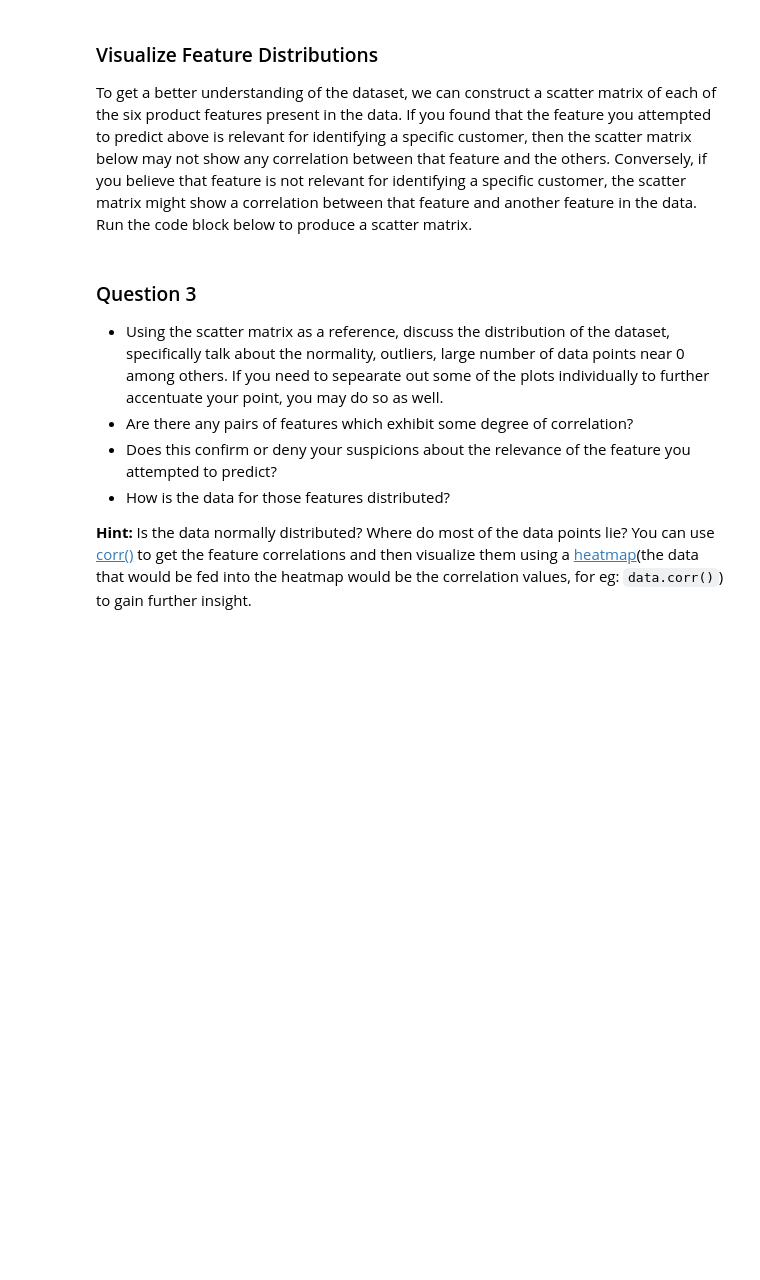
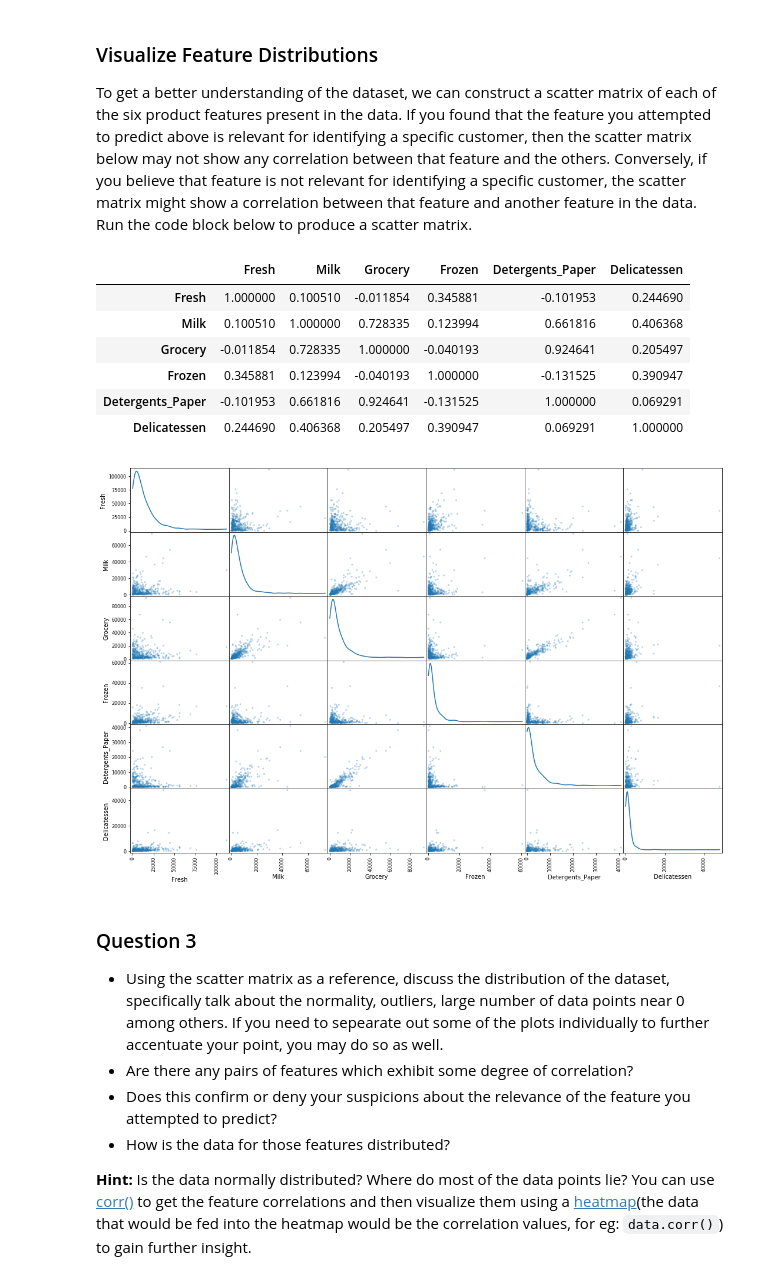
Before and after one commit to CheloGE/MachineLearningProjects, a Jupyter notebook: customer_segments/customer_segments.ipynb, the cells around one changed output. Saved outputs shown, nothing was run; the diff lists cells and outputs as text; code cells hidden in the pictures; blank space fills up the shorter version.

```diff
--- a/customer_segments/customer_segments.ipynb
+++ b/customer_segments/customer_segments.ipynb
@@ -156,7 +176,18 @@ score = None
 To get a better understanding of the dataset, we can construct a scatter matrix of each of the six product features present in the data. If you found that the feature you attempted to predict above is relevant for identifying a specific customer, then the scatter matrix below may not show any correlation between that feature and the others. Conversely, if you believe that feature is not relevant for identifying a specific customer, the scatter matrix might show a correlation between that feature and another feature in the data. Run the code block below to produce a scatter matrix.
 # %%
 # Produce a scatter matrix for each pair of features in the data
-pd.scatter_matrix(data, alpha = 0.3, figsize = (14,8), diagonal = 'kde');
+pd.scatter_matrix(data, alpha = 0.3, figsize = (18,12), diagonal = 'kde');
+
+data.corr()
+# %% [output]
+|  | Fresh | Milk | Grocery | Frozen | Detergents_Paper | Delicatessen |
+| Fresh | 1.000000 | 0.100510 | -0.011854 | 0.345881 | -0.101953 | 0.244690 |
+| Milk | 0.100510 | 1.000000 | 0.728335 | 0.123994 | 0.661816 | 0.406368 |
+| Grocery | -0.011854 | 0.728335 | 1.000000 | -0.040193 | 0.924641 | 0.205497 |
+| Frozen | 0.345881 | 0.123994 | -0.040193 | 1.000000 | -0.131525 | 0.390947 |
+| Detergents_Paper | -0.101953 | 0.661816 | 0.924641 | -0.131525 | 1.000000 | 0.069291 |
+| Delicatessen | 0.244690 | 0.406368 | 0.205497 | 0.390947 | 0.069291 | 1.000000 |
+[figure, added]
 # %% [markdown]
 ### Question 3
 * Using the scatter matrix as a reference, discuss the distribution of the dataset, specifically talk about the normality, outliers, large number of data points near 0 among others. If you need to sepearate out some of the plots individually to further accentuate your point, you may do so as well.
```
Also changed, not shown: parts of 8 cells of this notebook, 1 other file.
